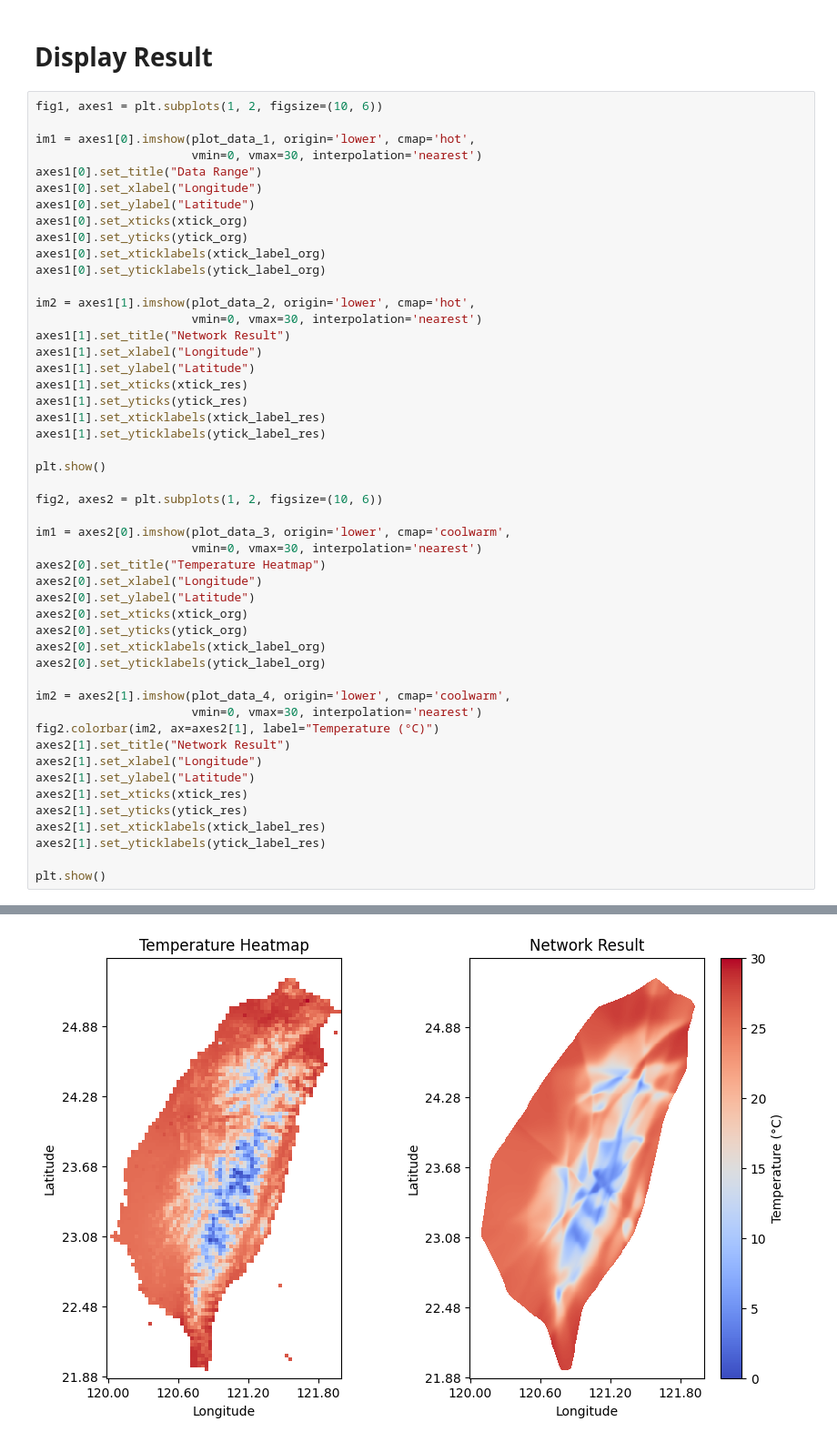
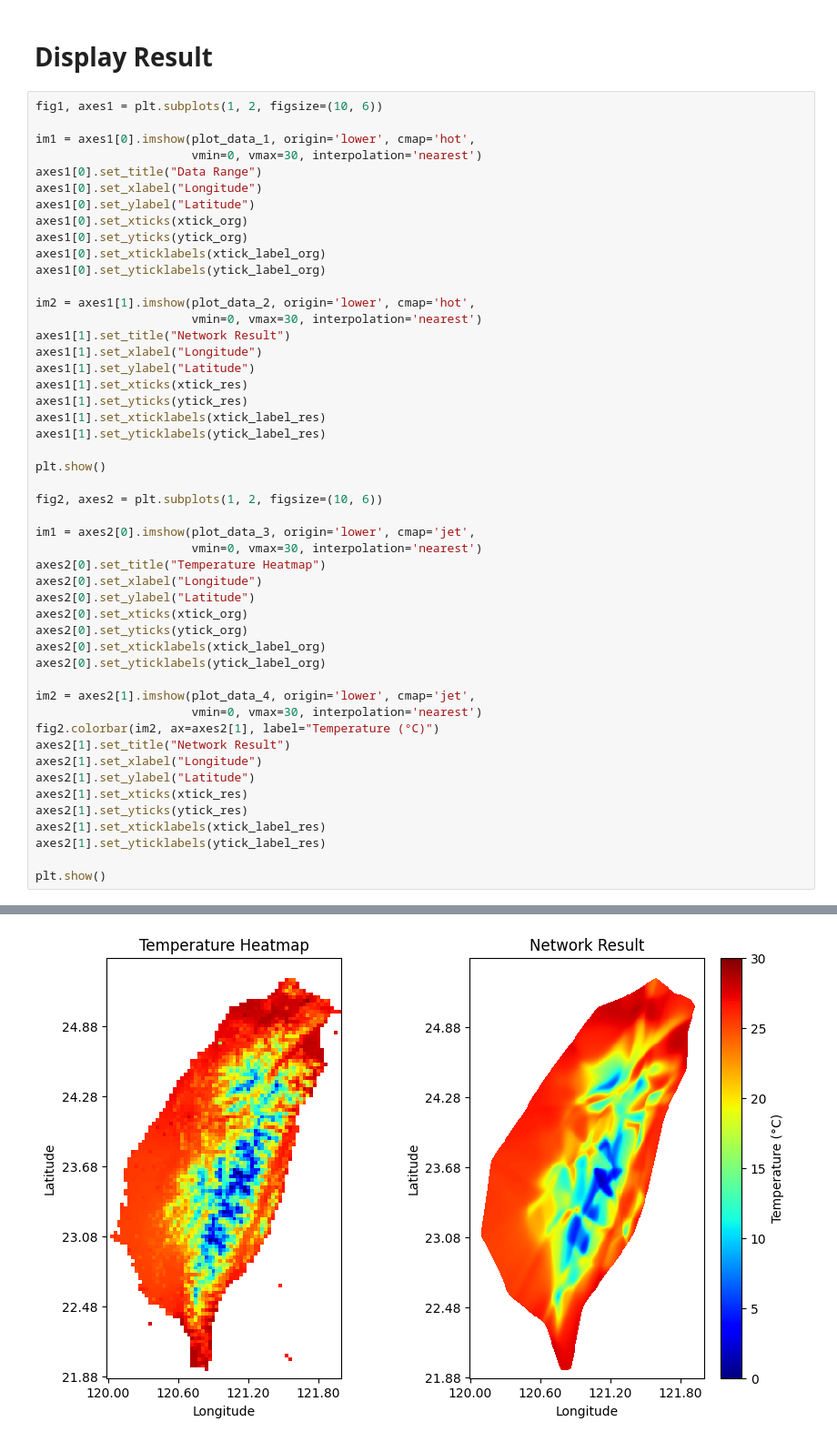
Before and after one commit to hirasawahaonycu/2025_machine_learning, a Jupyter notebook: Week_4/asm4.ipynb, the cells around one changed output, grey strips where cells are left out. Shown: that part at 91% size. Saved outputs shown, nothing was run; the diff lists cells and outputs as text.

```diff
--- a/Week_4/asm4.ipynb
+++ b/Week_4/asm4.ipynb
@@ -419,33 +419,33 @@ axes1[1].set_xticks(xtick_res)
 axes1[1].set_yticks(ytick_res)
 axes1[1].set_xticklabels(xtick_label_res)
 axes1[1].set_yticklabels(ytick_label_res)
 
 plt.show()
 
 fig2, axes2 = plt.subplots(1, 2, figsize=(10, 6))
 
-im1 = axes2[0].imshow(plot_data_3, origin='lower', cmap='coolwarm',
+im1 = axes2[0].imshow(plot_data_3, origin='lower', cmap='jet',
                       vmin=0, vmax=30, interpolation='nearest')
 axes2[0].set_title("Temperature Heatmap")
 axes2[0].set_xlabel("Longitude")
 axes2[0].set_ylabel("Latitude")
 axes2[0].set_xticks(xtick_org)
 axes2[0].set_yticks(ytick_org)
 axes2[0].set_xticklabels(xtick_label_org)
 axes2[0].set_yticklabels(ytick_label_org)
 
-im2 = axes2[1].imshow(plot_data_4, origin='lower', cmap='coolwarm',
+im2 = axes2[1].imshow(plot_data_4, origin='lower', cmap='jet',
                       vmin=0, vmax=30, interpolation='nearest')
 fig2.colorbar(im2, ax=axes2[1], label="Temperature (°C)")
 axes2[1].set_title("Network Result")
 axes2[1].set_xlabel("Longitude")
 axes2[1].set_ylabel("Latitude")
 axes2[1].set_xticks(xtick_res)
 axes2[1].set_yticks(ytick_res)
 axes2[1].set_xticklabels(xtick_label_res)
 axes2[1].set_yticklabels(ytick_label_res)
 
 plt.show()
 # %% [output]
 [figure]
-[figure, old version]
+[figure, new version]
```
Also changed, not shown: parts of 2 cells of this notebook, 1 other file.
